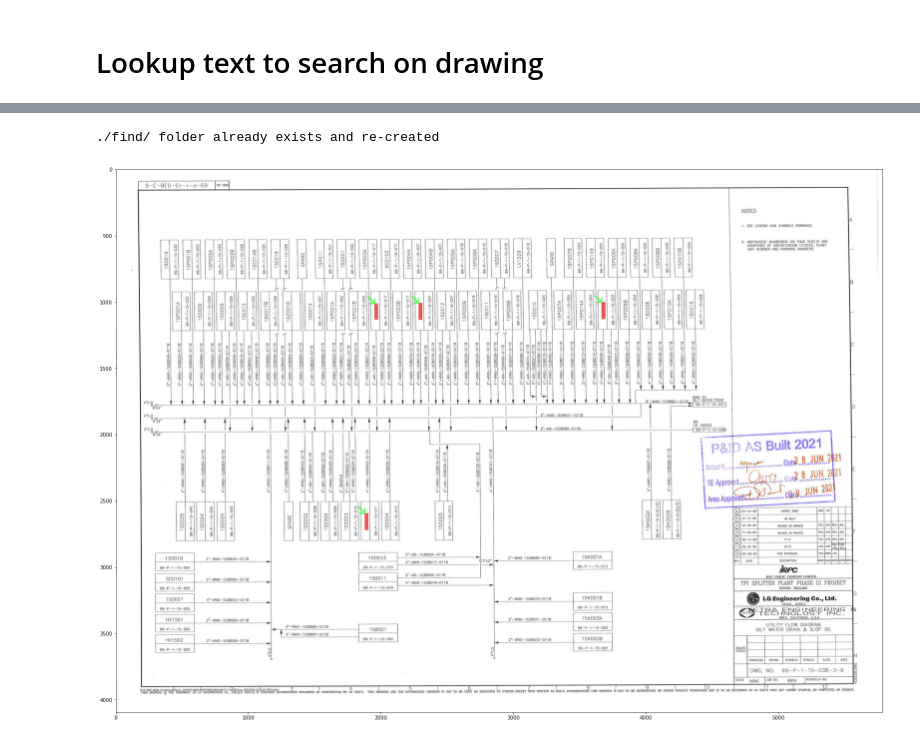
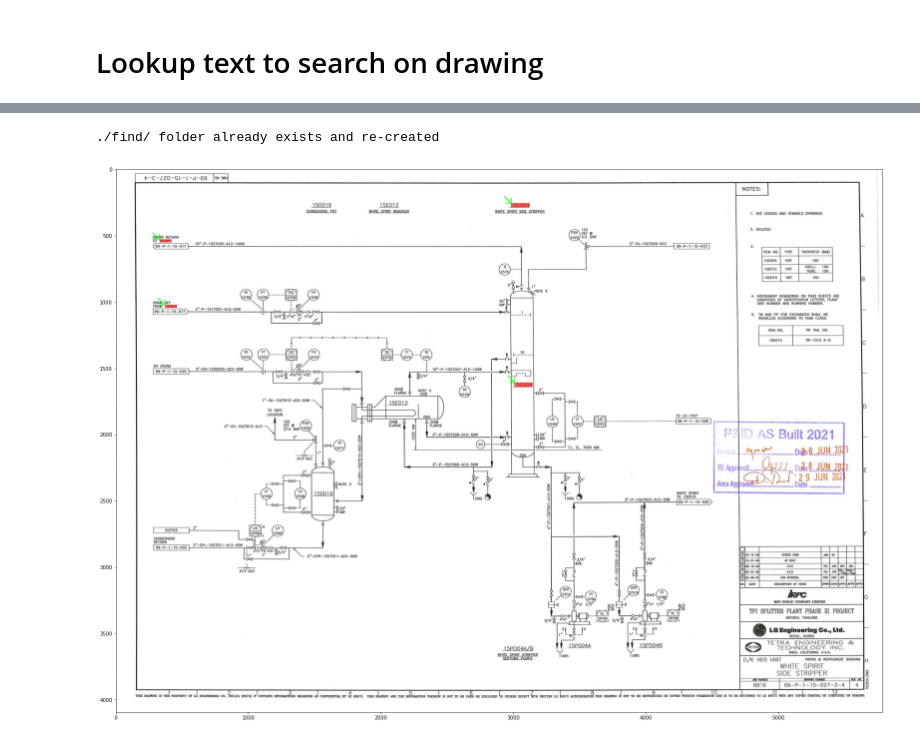
Before and after one commit to chanathipea/Image2Text, a Jupyter notebook: search_text_in_dwg.ipynb, the cells around one changed output, grey strips where cells are left out. Saved outputs shown, nothing was run; the diff lists cells and outputs as text; code cells hidden in the pictures.

```diff
--- a/search_text_in_dwg.ipynb
+++ b/search_text_in_dwg.ipynb
@@ -46,9 +46,7 @@ lookup_df = find_text(lookup=lookup)
 # lookup_df['id'] = lookup_df['id'].astype(int)
 lookup_df = lookup_df.astype({'id':'int','x1':'int','x2':'int','y1':'int','y2':'int'})
 # %%
-lookup_file_name = lookup_df.groupby('file_name')['file_name'].count()
+lookup_file_name = lookup_df.groupby('file_name',as_index=False).agg(qty=('id', 'count'))
 print(lookup_file_name)
-lookup_file_name = lookup_file_name.index
-# lookup_file_name = lookup_file_name.values
-lookup_file_name
+lookup_file_name = lookup_file_name.file_name
 # %% [output]
@@ -84,27 +71,27 @@ Index(['69-P-1-01-500-3-1_page1.jpg', '69-P-1-15-008-3-11_page1.jpg',
 # %%
-pic = -1
+pic = 11
 a = lookup_df[lookup_df.file_name==lookup_file_name[pic]].values
 read_folder = r'./images/'
 save_folder = r'./find/'
 makedir(save_folder)
 file = lookup_file_name[pic]
 image = read_folder+lookup_file_name[pic]
 img0 = cv2_imread_win(image,np)
 img = img0.copy()
 # plt.figure(figsize=(30,20))
 for fn,id,text,x1,y1,x2,y2 in tqdm_notebook(a):
     cv2.rectangle(img, (x1, y1), (x2, y2), (255, 0, 0), -1)
 
     img = cv2.arrowedLine(img, (x1-50,y1-50), (x1,y1),
                                          color=(0, 255, 0), thickness=9, tipLength = 0.5)
 alpha = 0.6  # Transparency factor.
 # Following line overlays transparent rectangle over the image
 img = cv2.addWeighted(img, alpha, img0, 1 - alpha, 0)
 # print((x1, y1), (x2, y2))
 plt.figure(figsize=(30,20))
 plt.imshow(img)
 # plt.show();
 plt.imsave(save_folder+file,img)
 # %% [output]
 ./find/ folder already exists and re-created
-[figure, old version]
+[figure, new version]
```
Also changed, not shown: parts of 1 cell of this notebook, 2 other files.
